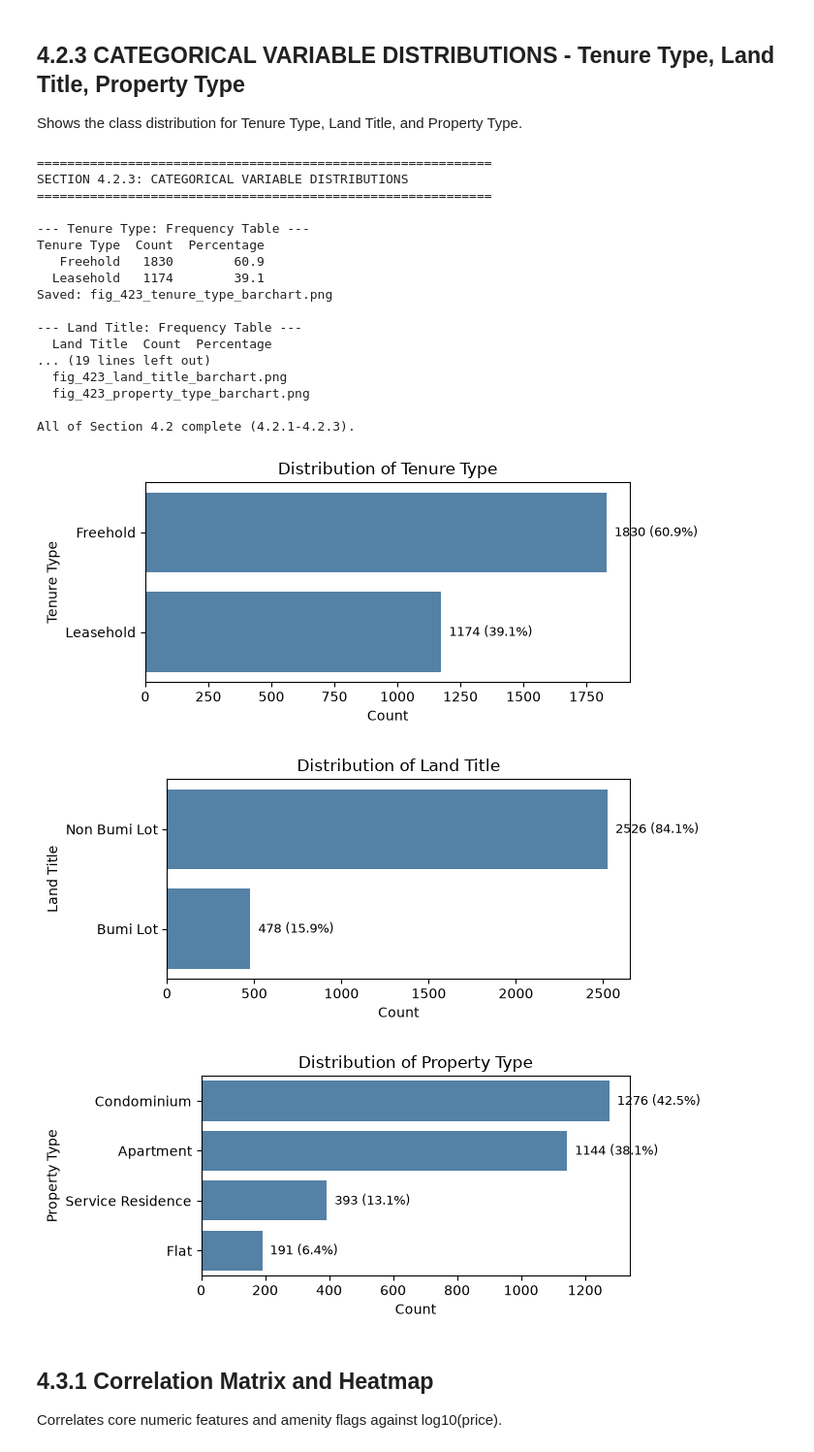
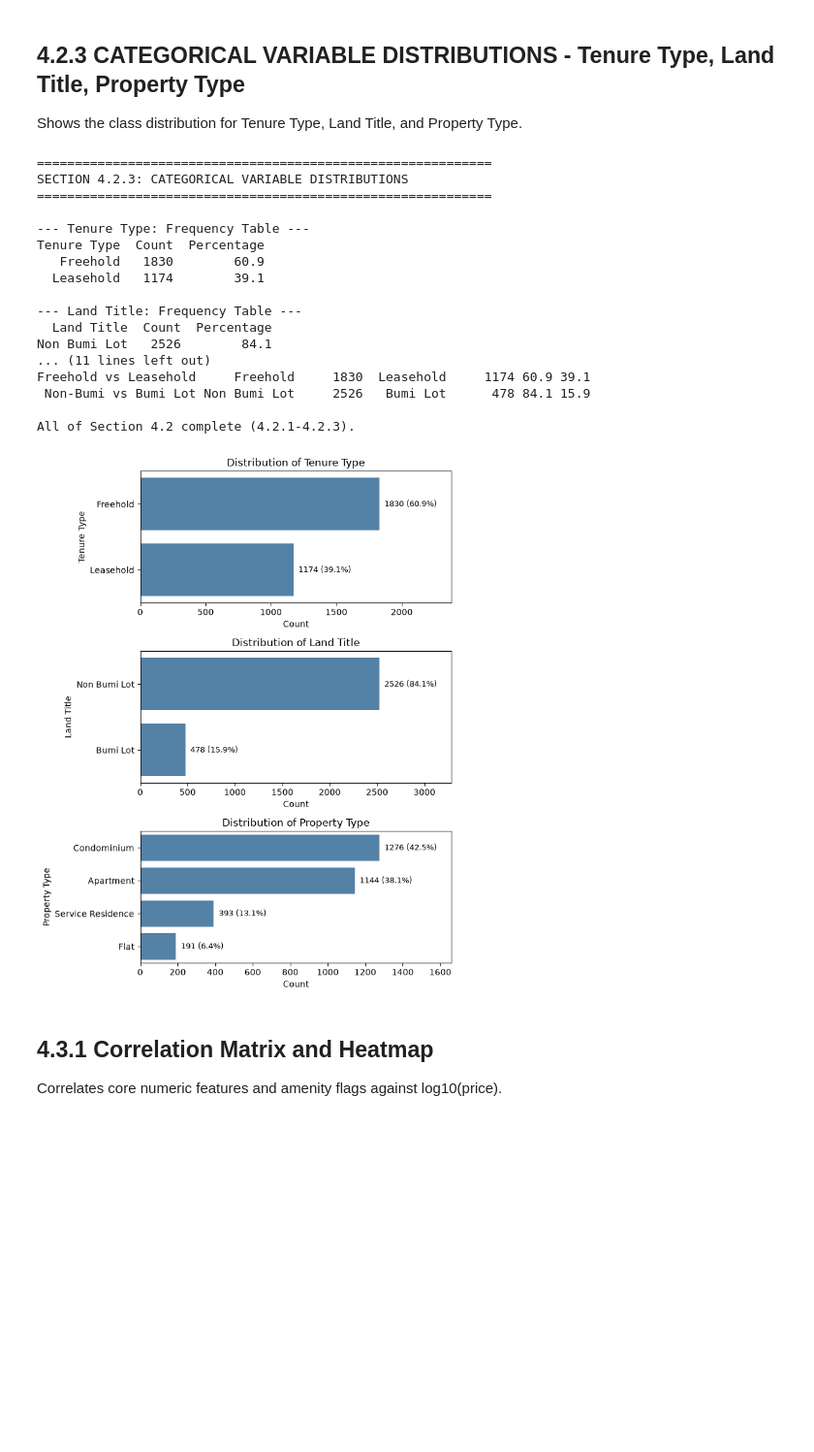
Before and after one commit to Lowzh5/Malaysian-Condominium-Prices-Data, a Jupyter notebook: src/eda.ipynb, the cells around one changed output. Shown at 97% size. Cells and saved outputs as stored; diff of their text form; code cells hidden in the pictures; blank space fills up the shorter version.

```diff
--- a/src/eda.ipynb
+++ b/src/eda.ipynb
@@ -189,9 +183,7 @@ except NameError:
 
 Loads the train-only EDA snapshot (`train_for_eda.csv`) produced by `data_preprocessing.py`.
 # %%
-BASE_DIR = os.path.dirname(_this_dir)
-EDA_DIR = os.path.join(BASE_DIR, "data", "eda")   # train_for_eda.csv and all EDA figures live here
-os.makedirs(EDA_DIR, exist_ok=True)
+EDA_DIR = _this_dir  # train_for_eda.csv lives alongside this notebook (src/)
 
 df = pd.read_csv(os.path.join(EDA_DIR, "train_for_eda.csv"))
 price = df['price']
@@ -484,10 +455,6 @@ for var in DISCRETE_VARS:
     plt.ylabel('Frequency')
     plt.tight_layout()
 
-    fname = f"fig_422_{var.replace(' ', '_').lower()}_countplot.png"
-    plt.savefig(os.path.join(EDA_DIR, fname), dpi=150, bbox_inches="tight")
-
-    print(f"Saved: {fname}")
 
 # --- Mode identification ---
 mode_rows = []
@@ -507,10 +474,6 @@ for var in DISCRETE_VARS:
 mode_table = pd.DataFrame(mode_rows)
 print("\n--- Mode Summary (Bedroom / Bathroom / Parking Lot) ---")
 print(mode_table.to_string(index=False))
-
-print(f"\n[4.2.2] Figures saved to: {EDA_DIR}")
-for var in DISCRETE_VARS:
-    print(f"  fig_422_{var.replace(' ', '_').lower()}_countplot.png")
 # %% [output]
 ============================================================
 SECTION 4.2.2: DISCRETE NUMERICAL VARIABLES
@@ -558,24 +513,29 @@ for var in CATEGORICAL_VARS:
     print(f"\n--- {var}: Frequency Table ---")
     print(freq_table.to_string(index=False))
 
-    # --- Horizontal bar chart ---
-    plt.figure(figsize=(7, max(3, 0.5 * len(freq_table))))
+# --- Combined horizontal bar chart (one subplot per variable, single PNG) ---
+row_heights = [max(3, 0.5 * len(cat_freq_tables[var])) for var in CATEGORICAL_VARS]
+fig, axes = plt.subplots(
+    len(CATEGORICAL_VARS), 1, figsize=(7, sum(row_heights)),
+    gridspec_kw={'height_ratios': row_heights}
+)
+
+for ax, var in zip(axes, CATEGORICAL_VARS):
+    freq_table = cat_freq_tables[var]
     order = freq_table[var]
     sns.barplot(
         y=freq_table[var].astype(str), x=freq_table['Count'],
-        color='steelblue', order=order
+        color='steelblue', order=order, ax=ax
     )
-    plt.title(f'Distribution of {var}')
-    plt.xlabel('Count')
-    plt.ylabel(var)
+    ax.set_title(f'Distribution of {var}')
+    ax.set_xlabel('Count')
+    ax.set_ylabel(var)
     for i, (count, pct_val) in enumerate(zip(freq_table['Count'], freq_table['Percentage'])):
-        plt.text(count, i, f"  {count} ({pct_val}%)", va='center', fontsize=9)
-    plt.tight_layout()
+        ax.text(count, i, f"  {count} ({pct_val}%)", va='center', fontsize=9)
+    ax.set_xlim(0, freq_table['Count'].max() * 1.3)
 
-    fname = f"fig_423_{var.replace(' ', '_').lower()}_barchart.png"
-    plt.savefig(os.path.join(EDA_DIR, fname), dpi=150, bbox_inches="tight")
+plt.tight_layout()
 
-    print(f"Saved: {fname}")
 
 # --- Proportions for major category splits (as report call-outs) ---
 print("\n--- Major Category Splits ---")
@@ -593,43 +553,38 @@ if set(['Freehold', 'Leasehold']).issubset(set(df['Tenure Type'].dropna().unique
 
 if set(['Non Bumi Lot', 'Bumi Lot']).issubset(set(df['Land Title'].dropna().unique())):
     l = df['Land Title'].value_counts()
     major_split_rows.append({
         'Comparison': 'Non-Bumi vs Bumi Lot',
         'Category A': 'Non Bumi Lot', 'Count A': int(l.get('Non Bumi Lot', 0)),
         'Category B': 'Bumi Lot', 'Count B': int(l.get('Bumi Lot', 0)),
         'A %': round(l.get('Non Bumi Lot', 0) / l.sum() * 100, 1),
         'B %': round(l.get('Bumi Lot', 0) / l.sum() * 100, 1),
     })
 
 major_split_table = pd.DataFrame(major_split_rows)
 print(major_split_table.to_string(index=False))
 
-print(f"\n[4.2.3] Figures saved to: {EDA_DIR}")
-for var in CATEGORICAL_VARS:
-    print(f"  fig_423_{var.replace(' ', '_').lower()}_barchart.png")
 
 print(f"\nAll of Section 4.2 complete (4.2.1-4.2.3).")
 # %% [output]
 ============================================================
 SECTION 4.2.3: CATEGORICAL VARIABLE DISTRIBUTIONS
 ============================================================
 
 --- Tenure Type: Frequency Table ---
 Tenure Type  Count  Percentage
    Freehold   1830        60.9
   Leasehold   1174        39.1
-Saved: fig_423_tenure_type_barchart.png
 
 --- Land Title: Frequency Table ---
   Land Title  Count  Percentage
-... (19 lines left out)
-  fig_423_land_title_barchart.png
-  fig_423_property_type_barchart.png
+Non Bumi Lot   2526        84.1
+... (11 lines left out)
+Freehold vs Leasehold     Freehold     1830  Leasehold     1174 60.9 39.1
+ Non-Bumi vs Bumi Lot Non Bumi Lot     2526   Bumi Lot      478 84.1 15.9
 
 All of Section 4.2 complete (4.2.1-4.2.3).
-[figure, old version]
+[figure, new version]
-[figure, removed]
-[figure, removed]
 # %% [markdown]
 ## 4.3.1 Correlation Matrix and Heatmap
 
```
Also changed, not shown: parts of 17 cells of this notebook, 23 other files.
